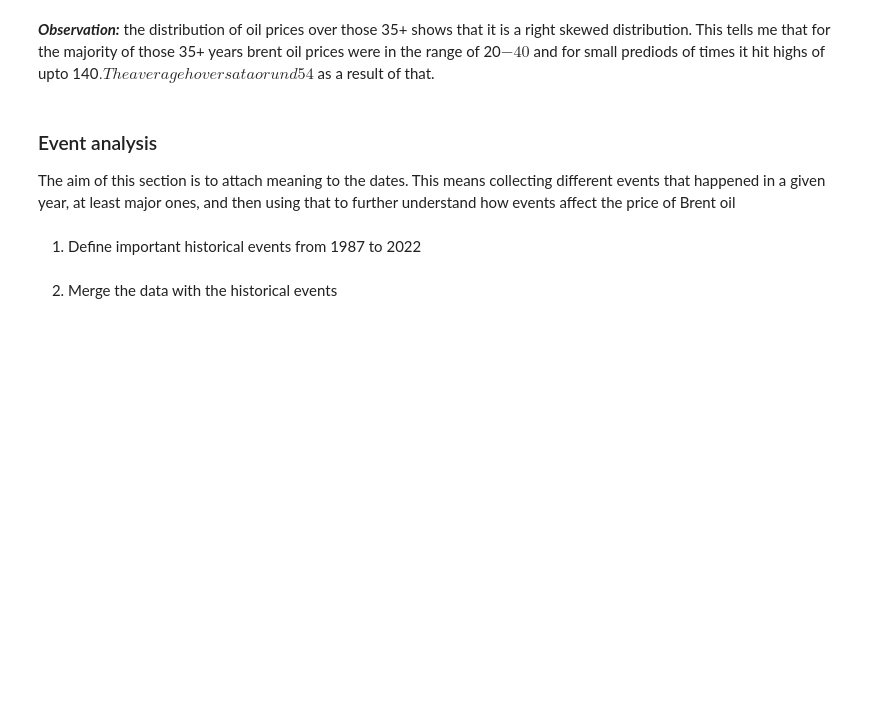
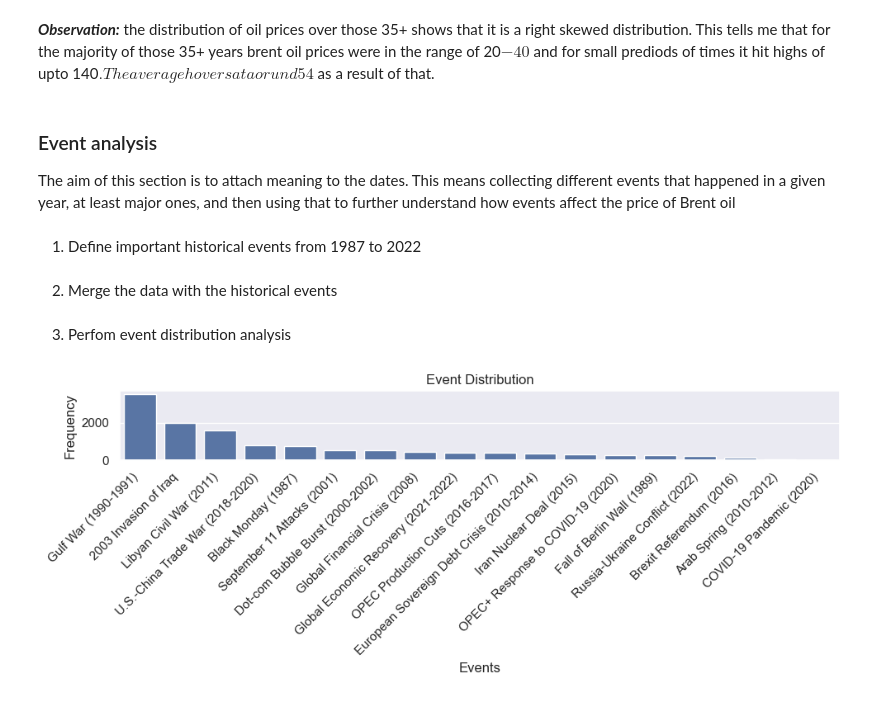
Before and after one commit to WildCayote/Brent-Oil-Market-Dynamics, a Jupyter notebook: notebooks/price_analysis.ipynb, the cells around one changed output. Saved outputs shown, nothing was run; the diff lists cells and outputs as text; code cells hidden in the pictures; blank space fills up the shorter version.

Commit message:
Feat: Created event data distribution

```diff
--- a/notebooks/price_analysis.ipynb
+++ b/notebooks/price_analysis.ipynb
@@ -144,3 +144,18 @@ historical_data['End'] = pd.to_datetime(historical_data['End'])
 2) Merge the data with the historical events
 # %%
 merged_data = analyzer.merge_event(events_data=historical_data)
+# %% [markdown]
+3) Perfom event distribution analysis
+# %%
+event_counts = merged_data['Event_x'].value_counts()
+
+plt.figure(figsize=(10, 4))
+sns.barplot(x=event_counts.index, y=event_counts.values)
+plt.title('Event Distribution')
+plt.xlabel('Events')
+plt.ylabel('Frequency')
+plt.xticks(rotation=45, ha='right')
+plt.tight_layout()
+plt.show()
+# %% [output]
+[figure, added]
```
